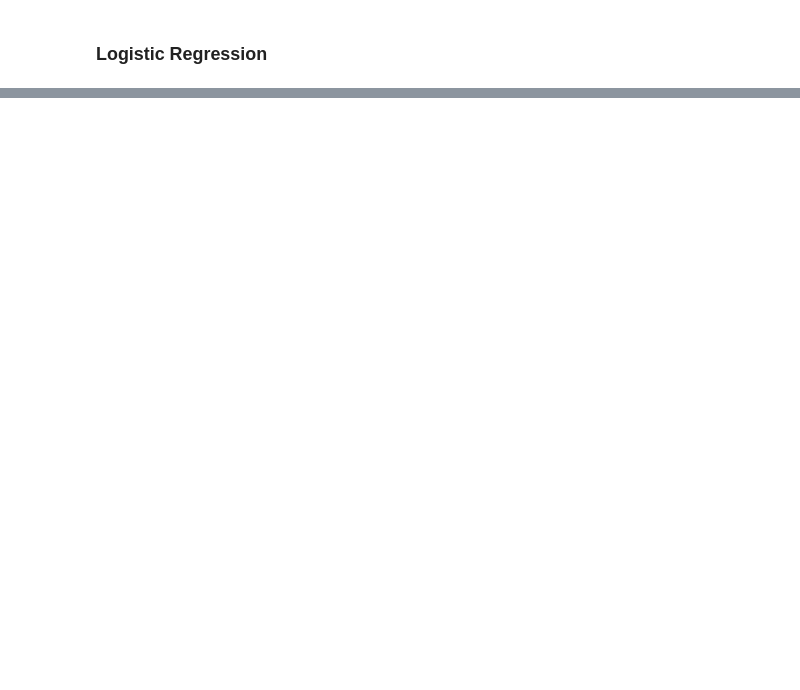
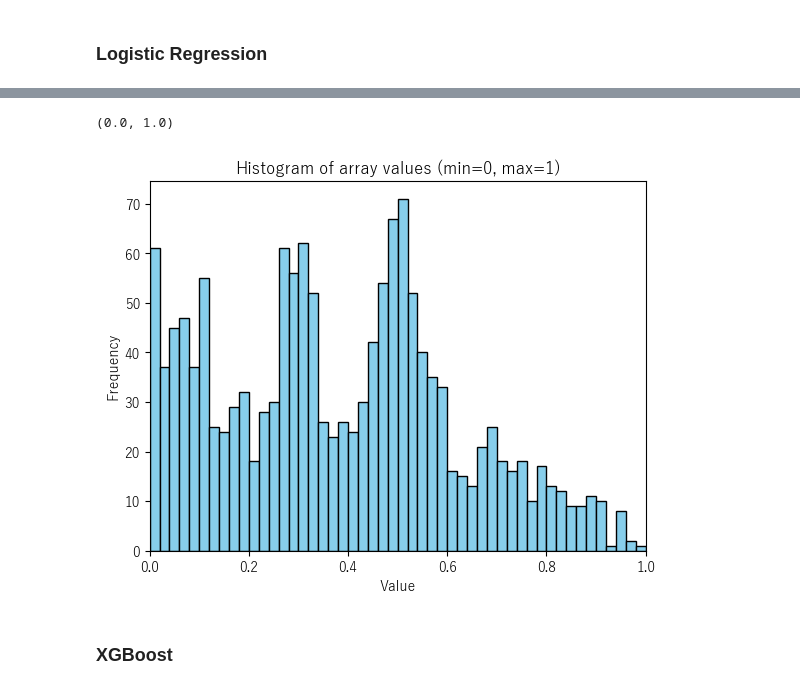
Before and after one commit to yoshi-suke/202507-atma-cup, a Jupyter notebook: test.ipynb, the cells around one changed output, grey strips where cells are left out. Cells and saved outputs as stored; diff of their text form; code cells hidden in the pictures; blank space fills up the shorter version.

```diff
--- a/test.ipynb
+++ b/test.ipynb
@@ -929,0 +888,11 @@ from sklearn import linear_model
+# %%
+plt.hist(y_pred_proba, bins=50, range=(0,1), color='skyblue', edgecolor='black')
+plt.xlabel('Value')
+plt.ylabel('Frequency')
+plt.title('Histogram of array values (min=0, max=1)')
+plt.xlim(0, 1)
+# %% [output]
+(0.0, 1.0)
+[figure, added]
+# %% [markdown]
+### XGBoost
```
Also changed, not shown: parts of 26 cells of this notebook, 2 other files.
